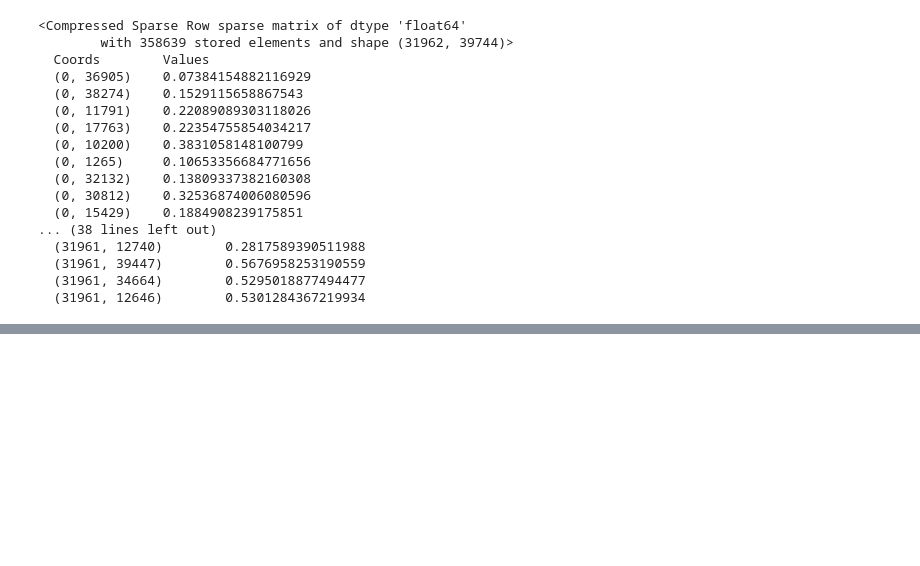
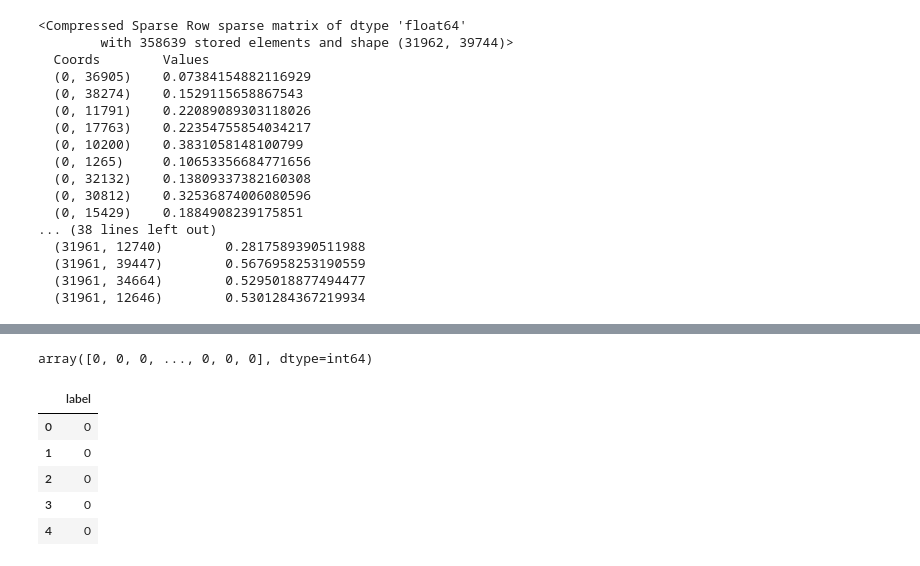
Before and after one commit to AninFreddy01/scalework_repo, a Jupyter notebook: tutorial_assignments/twitter_sentiment_analysis.ipynb, the cells around one changed output, grey strips where cells are left out. Cells and saved outputs as stored; diff of their text form; code cells hidden in the pictures; blank space fills up the shorter version.

```diff
--- a/tutorial_assignments/twitter_sentiment_analysis.ipynb
+++ b/tutorial_assignments/twitter_sentiment_analysis.ipynb
@@ -99,0 +106,3 @@ print(tfidf_matrix)
+# %%
+#training the model
+model.fit(X_train_tfidf,y_train)
@@ -99,0 +143,19 @@ print(tfidf_matrix)
+# %%
+y_pred = model.predict(X_test_tfidf)
+y_pred
+# %% [output]
+array([0, 0, 0, ..., 0, 0, 0], dtype=int64)
+# %%
+#convert y_pred to dataframe column
+test_label = pd.DataFrame(y_pred)
+
+#give column a name
+test_label.columns = ["label"]
+test_label.head()
+# %% [output]
+|  | label |
+| 0 | 0 |
+| 1 | 0 |
+| 2 | 0 |
+| 3 | 0 |
+| 4 | 0 |
```
Also changed, not shown: parts of 14 cells of this notebook.
